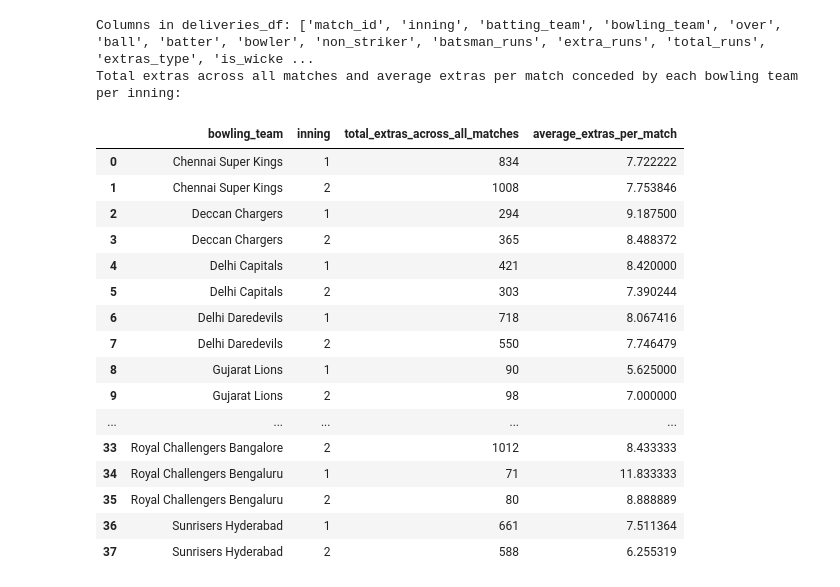
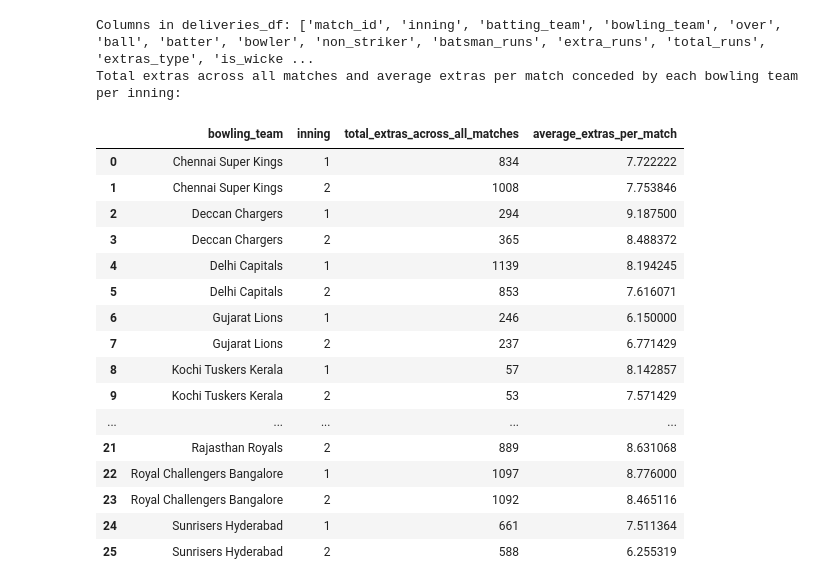
Before and after one commit to iiitl/EDA-IPL, a Jupyter notebook: notebooks/E7.ipynb, the cells around one changed output. Saved outputs shown, nothing was run; the diff lists cells and outputs as text; code cells hidden in the pictures.

```diff
--- a/notebooks/E7.ipynb
+++ b/notebooks/E7.ipynb
@@ -4,45 +4,54 @@ import matplotlib.pyplot as plt
 import seaborn as sns
 
 deliveries_df = pd.read_csv('/content/deliveries.csv')
+
+deliveries_df['bowling_team'] = deliveries_df['bowling_team'].replace({
+    'Royal Challengers Bengaluru': 'Royal Challengers Bangalore',
+    'Delhi Daredevils': 'Delhi Capitals',
+    'Kings XI Punjab': 'Punjab Kings',
+    'Rising Pune Supergiant': 'Pune Warriors',
+    'Rising Pune Supergiants': 'Pune Warriors',
+    'Gujarat Titans': 'Gujarat Lions'
+})
 
 print("Columns in deliveries_df:", deliveries_df.columns.tolist())
 
 deliveries_df['extra_runs'] = deliveries_df['extra_runs'].fillna(0)
 
 deliveries_df['extras_type'] = deliveries_df['extras_type'].fillna('none')
 
 deliveries_df_filtered = deliveries_df[deliveries_df['inning'].isin([1, 2])].copy()
 
 
 match_extras_by_team_inning = deliveries_df_filtered.groupby(['match_id', 'bowling_team', 'inning'])['extra_runs'].sum().reset_index()
 
 extras_summary = match_extras_by_team_inning.groupby(['bowling_team', 'inning']).agg(
     total_extras_across_all_matches=('extra_runs', 'sum'),
     average_extras_per_match=('extra_runs', 'mean')
 ).reset_index()
 
 print("Total extras across all matches and average extras per match conceded by each bowling team per inning:")
 display(extras_summary)
 # %% [output]
 Columns in deliveries_df: ['match_id', 'inning', 'batting_team', 'bowling_team', 'over', 'ball', 'batter', 'bowler', 'non_striker', 'batsman_runs', 'extra_runs', 'total_runs', 'extras_type', 'is_wicke ...
 Total extras across all matches and average extras per match conceded by each bowling team per inning:
 |  | bowling_team | inning | total_extras_across_all_matches | average_extras_per_match |
 | 0 | Chennai Super Kings | 1 | 834 | 7.722222 |
 | 1 | Chennai Super Kings | 2 | 1008 | 7.753846 |
 | 2 | Deccan Chargers | 1 | 294 | 9.187500 |
 | 3 | Deccan Chargers | 2 | 365 | 8.488372 |
-| 4 | Delhi Capitals | 1 | 421 | 8.420000 |
-| 5 | Delhi Capitals | 2 | 303 | 7.390244 |
-| 6 | Delhi Daredevils | 1 | 718 | 8.067416 |
-| 7 | Delhi Daredevils | 2 | 550 | 7.746479 |
-| 8 | Gujarat Lions | 1 | 90 | 5.625000 |
-| 9 | Gujarat Lions | 2 | 98 | 7.000000 |
+| 4 | Delhi Capitals | 1 | 1139 | 8.194245 |
+| 5 | Delhi Capitals | 2 | 853 | 7.616071 |
+| 6 | Gujarat Lions | 1 | 246 | 6.150000 |
+| 7 | Gujarat Lions | 2 | 237 | 6.771429 |
+| 8 | Kochi Tuskers Kerala | 1 | 57 | 8.142857 |
+| 9 | Kochi Tuskers Kerala | 2 | 53 | 7.571429 |
 | ... | ... | ... | ... | ... |
-| 33 | Royal Challengers Bangalore | 2 | 1012 | 8.433333 |
-| 34 | Royal Challengers Bengaluru | 1 | 71 | 11.833333 |
-| 35 | Royal Challengers Bengaluru | 2 | 80 | 8.888889 |
-| 36 | Sunrisers Hyderabad | 1 | 661 | 7.511364 |
-| 37 | Sunrisers Hyderabad | 2 | 588 | 6.255319 |
+| 21 | Rajasthan Royals | 2 | 889 | 8.631068 |
+| 22 | Royal Challengers Bangalore | 1 | 1097 | 8.776000 |
+| 23 | Royal Challengers Bangalore | 2 | 1092 | 8.465116 |
+| 24 | Sunrisers Hyderabad | 1 | 661 | 7.511364 |
+| 25 | Sunrisers Hyderabad | 2 | 588 | 6.255319 |
 # %%
 extras_for_viz = deliveries_df_filtered[deliveries_df_filtered['extra_runs'] > 0].copy()
 
```
Also changed, not shown: parts of 2 cells of this notebook.
